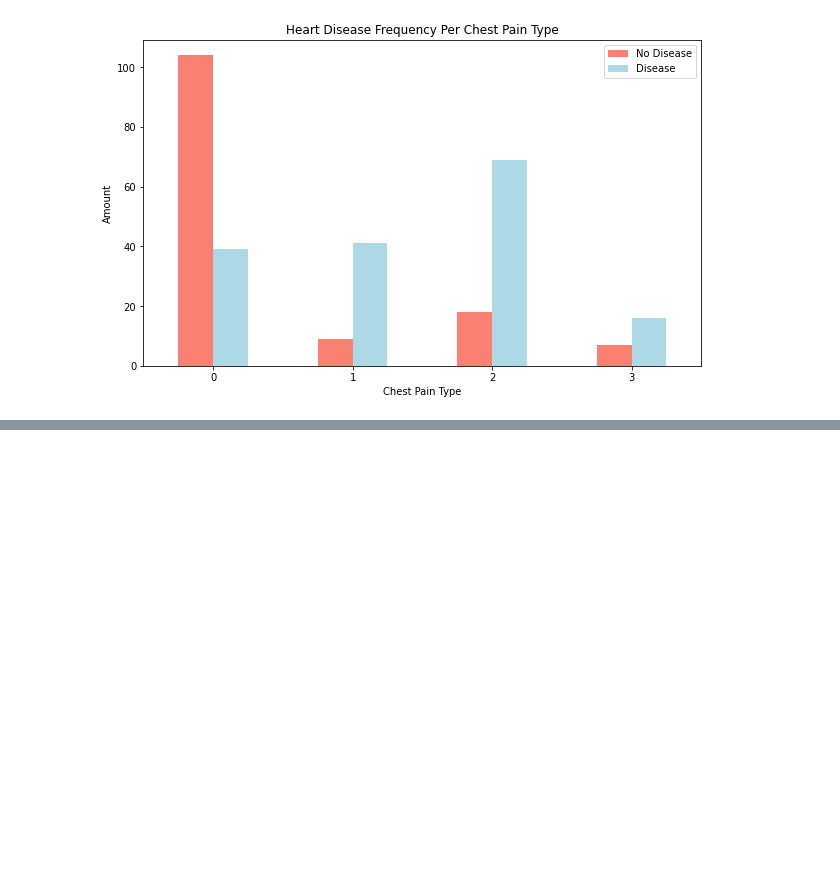
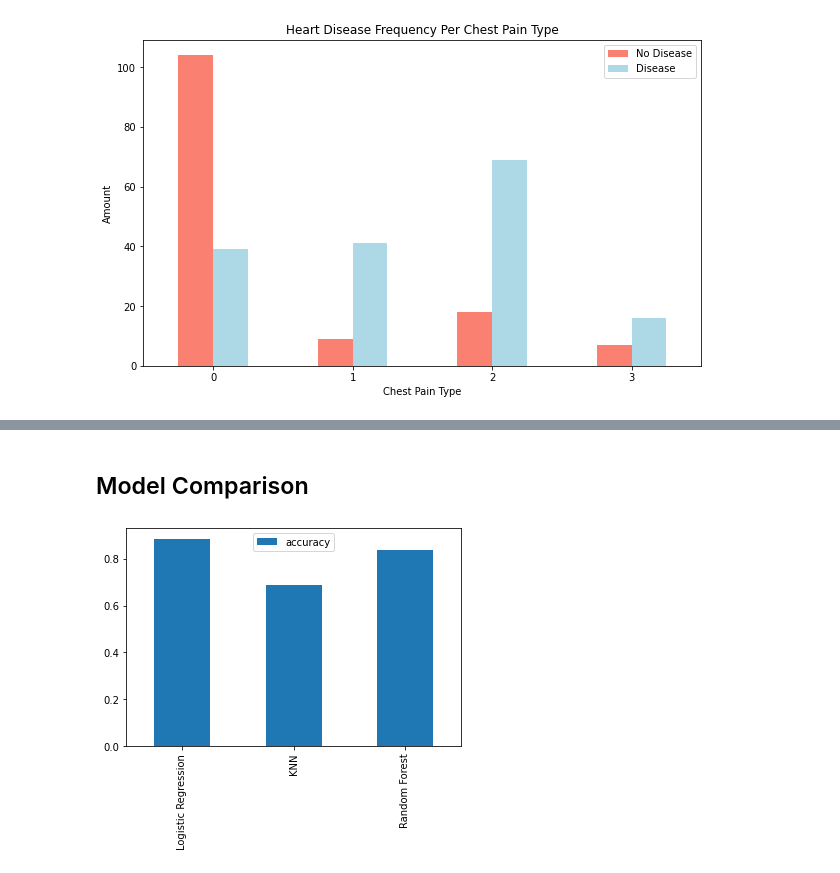
Before and after one commit to impruthvi/Heart-Disease, a Jupyter notebook: Heart-Disease-Classification.ipynb, the cells around one changed output, grey strips where cells are left out. Cells and saved outputs as stored; diff of their text form; code cells hidden in the pictures; blank space fills up the shorter version.

```diff
--- a/Heart-Disease-Classification.ipynb
+++ b/Heart-Disease-Classification.ipynb
@@ -324,0 +336,4 @@ ax = sns.heatmap(corr_matrix,
+# %%
+# Split data into X and y
+X = df.drop('target',axis=1)
+y = df['target']
@@ -324,0 +390,36 @@ ax = sns.heatmap(corr_matrix,
+# %%
+# Put models in a dictionary
+
+models = {"Logistic Regression":LogisticRegression(),
+         "KNN":KNeighborsClassifier(),
+         "Random Forest":RandomForestClassifier()}
+
+# Create a function to fir and score models
+
+def fit_and_score(models,X_train,X_test,y_train,y_test):
+    """
+    Fits and evaluates given machine learning models.
+    models : a dict of differetn Scikit-Learn machine learning models
+    X_train : training data (no labels)
+    X_test : testing data (no labels)
+    y_train : training labels
+    y_test : testing labels
+    """
+    # Set random seed
+    np.random.seed(42)
+    # Make a dictionary to keep model scores
+    model_score ={}
+    # Loop through models
+    for name,model in models.items():
+        # FIt the mdoel to the data
+        model.fit(X_train,y_train)
+        # Evaluate the model and append its score to model model_scores
+        model_score[name] = model.score(X_test,y_test)
+    return model_score
+# %%
+model_scores = fit_and_score(models=models,
+                   X_train=X_train,
+                   X_test=X_test,
+                   y_train=y_train,
+                   y_test=y_test)
+model_scores
@@ -324,0 +437,7 @@ ax = sns.heatmap(corr_matrix,
+# %% [markdown]
+## Model Comparison
+# %%
+model_compare = pd.DataFrame(model_scores,index=['accuracy'])
+model_compare.T.plot.bar();
+# %% [output]
+[figure, added]
```
Also changed, not shown: parts of 9 cells of this notebook.
